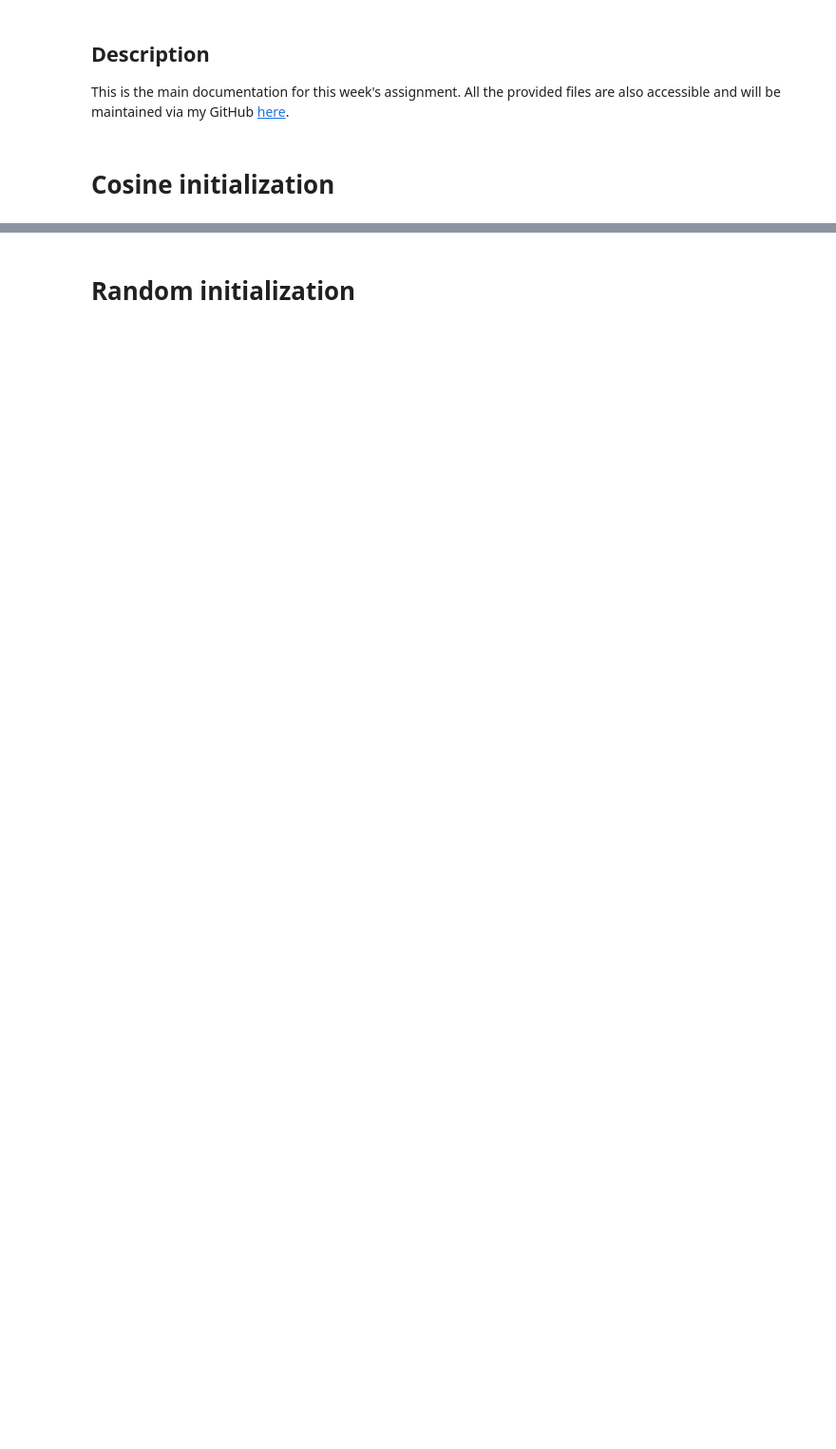
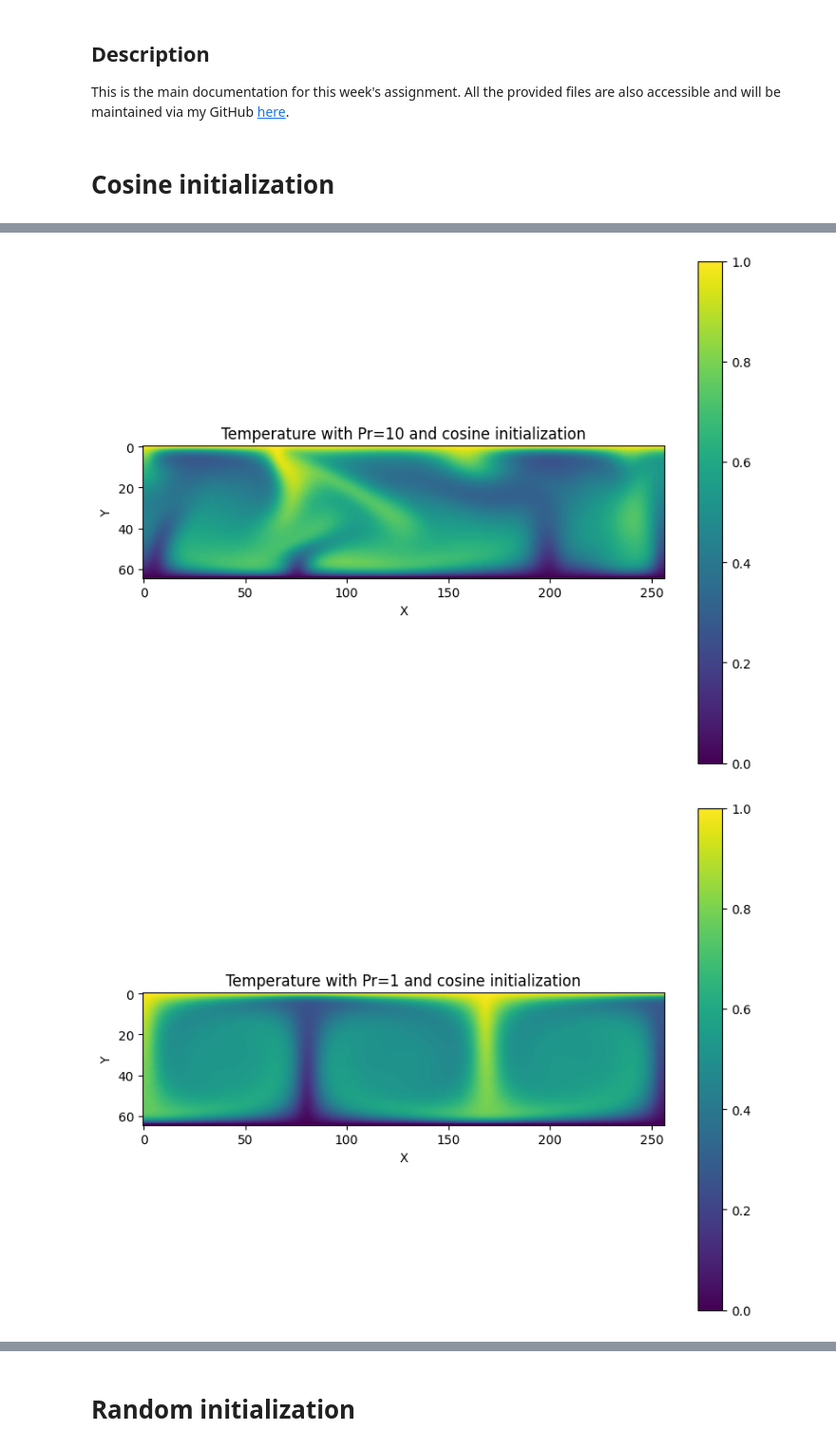
Before and after one commit to ClaasFil/metro_model_development, a Jupyter notebook: src/notbooks/week8.ipynb, the cells around one changed output, grey strips where cells are left out. Shown at 95% size. Cells and saved outputs as stored; diff of their text form; code cells hidden in the pictures; blank space fills up the shorter version.

Commit message:
Tested model with different Prandtl numbers and presented results in Notebook

```diff
--- a/src/notbooks/week8.ipynb
+++ b/src/notbooks/week8.ipynb
@@ -131,9 +131,3 @@ nx = parameters['nx']
 ny = parameters['ny']
 # %% [markdown]
 # Cosine initialization
-# %%
-T = read_and_reshape_temperature_csv('ex_8/T_cos.csv',nx, ny)
-
-# Iterate over every 10th frame
-for i in range(0, T.shape[0], 10):
-    plt_singel_frame(T[i], f'Temperature at t={i} cosine initialization', save=False, save_name=f'frame_{i}.png')
@@ -153,0 +134,8 @@ for i in range(0, T.shape[0], 10):
+# %%
+# Plot temperate fields for different Prandtl numbers:
+for Pr in ["10", "1", "01", "001", "0001", "00001"]:
+    T = read_and_reshape_temperature_csv(f'ex_8/T_cos_Pr{Pr}.csv',nx, ny)
+    plt_singel_frame(T[-1], f'Temperature with Pr={Pr} and cosine initialization', save=False, save_name=f'frame_{Pr}.png')
+# %% [output]
+[figure, added]
+[figure, added]
```
Also changed, not shown: parts of 5 cells of this notebook, 16 other files.
